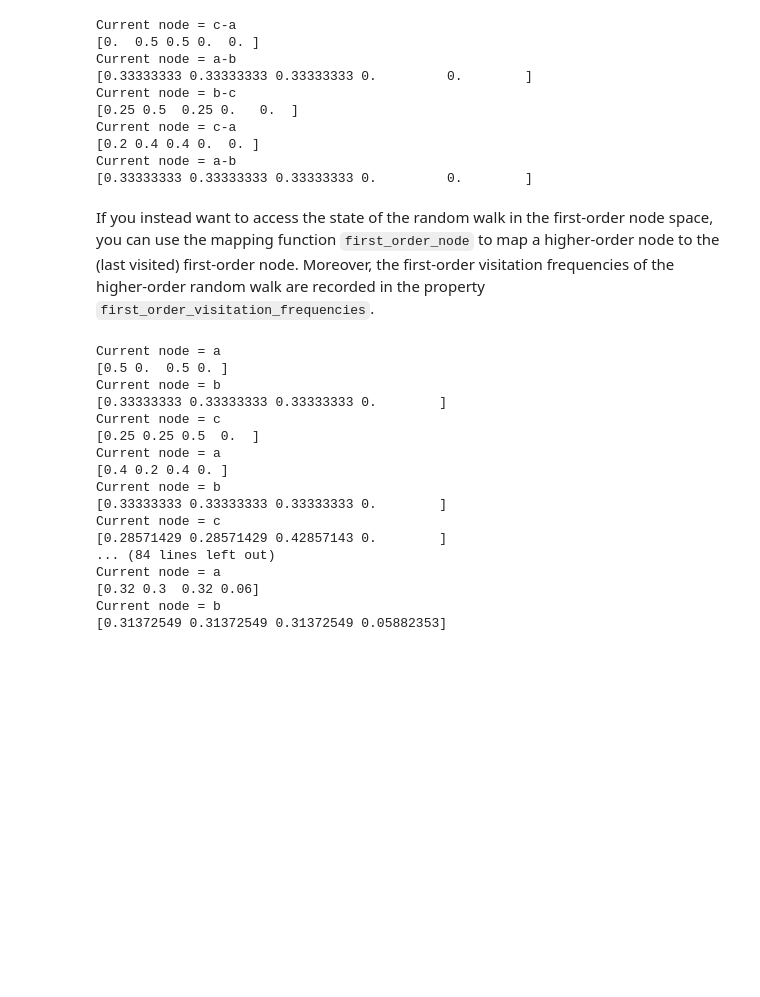
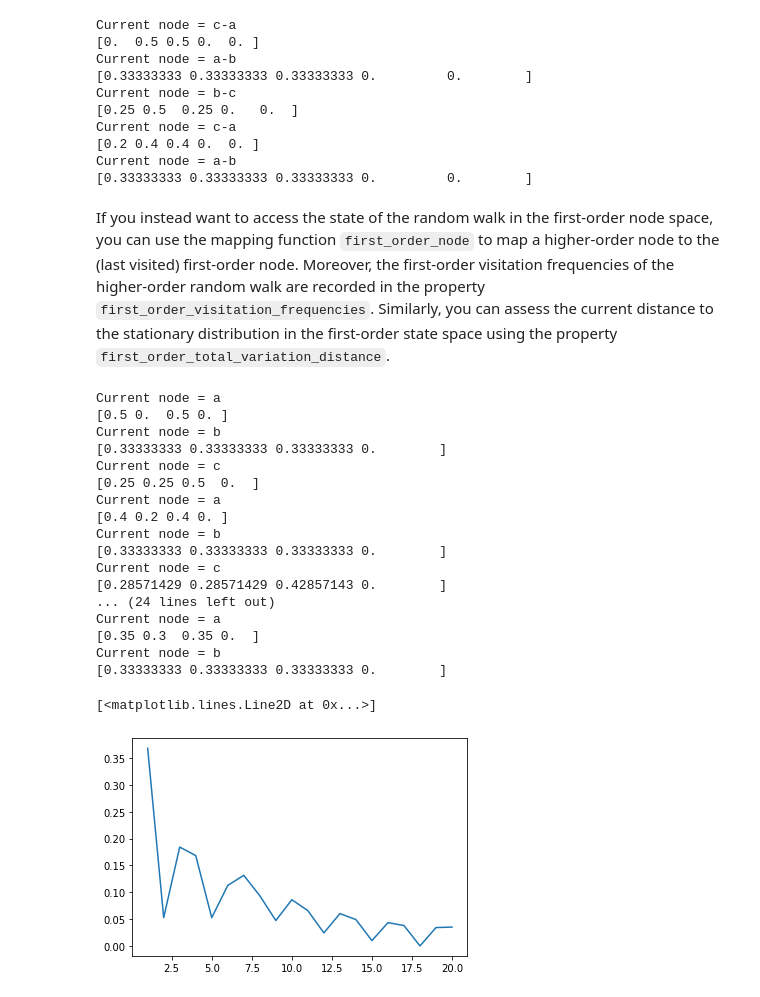
Before and after one commit to pathpy/pathpy, a Jupyter notebook: doc/tutorial/higher_order_random_walks.ipynb, the cells around one changed output. Saved outputs shown, nothing was run; the diff lists cells and outputs as text; code cells hidden in the pictures; blank space fills up the shorter version.

Commit message:
added first order stationary state and tvd to random walk

```diff
--- a/doc/tutorial/higher_order_random_walks.ipynb
+++ b/doc/tutorial/higher_order_random_walks.ipynb
@@ -160,11 +178,16 @@ Current node = c-a
 Current node = a-b
 [0.33333333 0.33333333 0.33333333 0.         0.        ]
 # %% [markdown]
-If you instead want to access the state of the random walk in the first-order node space, you can use the mapping function `first_order_node` to map a higher-order node to the (last visited) first-order node. Moreover, the first-order visitation frequencies of the higher-order random walk are recorded in the property `first_order_visitation_frequencies`.
+If you instead want to access the state of the random walk in the first-order node space, you can use the mapping function `first_order_node` to map a higher-order node to the (last visited) first-order node. Moreover, the first-order visitation frequencies of the higher-order random walk are recorded in the property `first_order_visitation_frequencies`. Similarly, you can assess the current distance to the stationary distribution in the first-order state space using the property `first_order_total_variation_distance`.
 # %%
-for time, _ in rw2.simulation_run(steps=50, seed='b-c'):
+times = []
+tvds = []
+for time, _ in rw2.simulation_run(steps=20, seed='b-c'):
     print('Current node = {0}'.format(rw2.first_order_node(rw2.current_node)))
     print(rw2.first_order_visitation_frequencies)
+
+    times.append(time)
+    tvds.append(rw2.first_order_total_variation_distance)
 # %% [output]
 Current node = a
 [0.5 0.  0.5 0. ]
@@ -178,8 +201,13 @@ Current node = b
 [0.33333333 0.33333333 0.33333333 0.        ]
 Current node = c
 [0.28571429 0.28571429 0.42857143 0.        ]
-... (84 lines left out)
+... (24 lines left out)
 Current node = a
-[0.32 0.3  0.32 0.06]
+[0.35 0.3  0.35 0.  ]
 Current node = b
-[0.31372549 0.31372549 0.31372549 0.05882353]
+[0.33333333 0.33333333 0.33333333 0.        ]
+# %%
+plt.plot(times, tvds)
+# %% [output]
+[<matplotlib.lines.Line2D at 0x...>]
+[figure, added]
```
Also changed, not shown: parts of 9 cells of this notebook, 1 other file.
